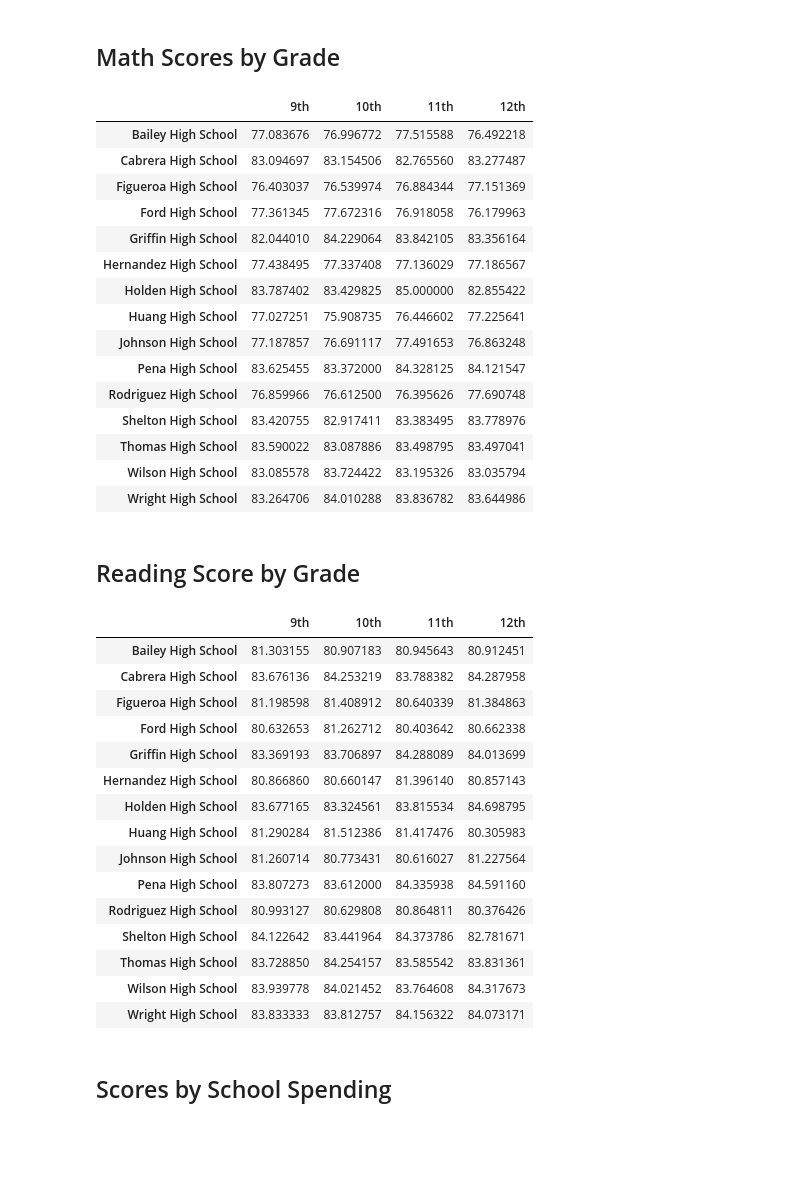
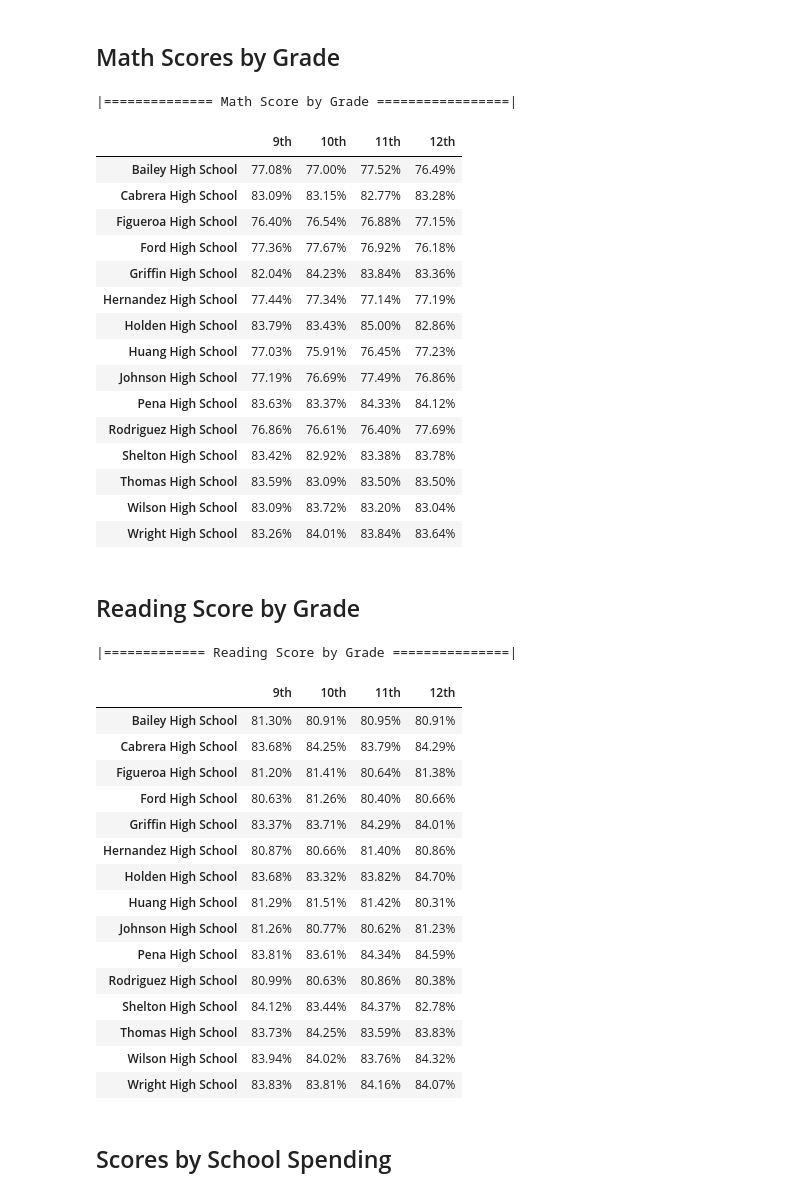
Before and after one commit to JeffPinegar/pandas-challenge, a Jupyter notebook: JSP PyCitySchools.ipynb, the cells around one changed output. Saved outputs shown, nothing was run; the diff lists cells and outputs as text; code cells hidden in the pictures; blank space fills up the shorter version.

```diff
--- a/JSP PyCitySchools.ipynb
+++ b/JSP PyCitySchools.ipynb
@@ -359,48 +252,55 @@ twelfth_graders_scores = twelfth_graders.groupby(['school_name']).mean()["math_s
 
 # Use the code to select only the `math_score`.
 #ninth_grade_math_scores = ninth_graders_scores["math_score"]
 #tenth_grader_math_scores = tenth_graders_scores["math_score"]
 #eleventh_grader_math_scores = eleventh_graders_scores["math_score"]
 #twelfth_grader_math_scores = twelfth_graders_scores["math_score"]
 
 # I think the startin code was worng.  I one time they created ninth_grade_math_scores in two steps but part of the sample did it in one step
 # This isn't really needed but I wanted to keep with the directions variable names.
 ninth_grade_math_scores = ninth_graders_scores
 tenth_grader_math_scores = tenth_graders_scores
 eleventh_grader_math_scores = eleventh_graders_scores
 twelfth_grader_math_scores = twelfth_graders_scores
 
 
 # Combine each of the scores above into single DataFrame called `math_scores_by_grade`
 math_scores_by_grade = pd.DataFrame({
             '9th':ninth_grade_math_scores,
             '10th':tenth_grader_math_scores,
             '11th': eleventh_grader_math_scores,
             '12th': twelfth_grader_math_scores})
 
+# Formating
+math_scores_by_grade["9th"] = math_scores_by_grade["9th"].map("{:,.2f}%".format)
+math_scores_by_grade["10th"] = math_scores_by_grade["10th"].map("{:,.2f}%".format)
+math_scores_by_grade["11th"] = math_scores_by_grade["11th"].map("{:,.2f}%".format)
+math_scores_by_grade["12th"] = math_scores_by_grade["12th"].map("{:,.2f}%".format)
 
 # Minor data wrangling
 math_scores_by_grade.index.name = None
 
 # Display the DataFrame
+print ('|============== Math Score by Grade =================|')
 math_scores_by_grade
 # %% [output]
+|============== Math Score by Grade =================|
 |  | 9th | 10th | 11th | 12th |
-| Bailey High School | 77.083676 | 76.996772 | 77.515588 | 76.492218 |
-| Cabrera High School | 83.094697 | 83.154506 | 82.765560 | 83.277487 |
-| Figueroa High School | 76.403037 | 76.539974 | 76.884344 | 77.151369 |
-| Ford High School | 77.361345 | 77.672316 | 76.918058 | 76.179963 |
-| Griffin High School | 82.044010 | 84.229064 | 83.842105 | 83.356164 |
-| Hernandez High School | 77.438495 | 77.337408 | 77.136029 | 77.186567 |
-| Holden High School | 83.787402 | 83.429825 | 85.000000 | 82.855422 |
-| Huang High School | 77.027251 | 75.908735 | 76.446602 | 77.225641 |
-| Johnson High School | 77.187857 | 76.691117 | 77.491653 | 76.863248 |
-| Pena High School | 83.625455 | 83.372000 | 84.328125 | 84.121547 |
-| Rodriguez High School | 76.859966 | 76.612500 | 76.395626 | 77.690748 |
-| Shelton High School | 83.420755 | 82.917411 | 83.383495 | 83.778976 |
-| Thomas High School | 83.590022 | 83.087886 | 83.498795 | 83.497041 |
-| Wilson High School | 83.085578 | 83.724422 | 83.195326 | 83.035794 |
-| Wright High School | 83.264706 | 84.010288 | 83.836782 | 83.644986 |
+| Bailey High School | 77.08% | 77.00% | 77.52% | 76.49% |
+| Cabrera High School | 83.09% | 83.15% | 82.77% | 83.28% |
+| Figueroa High School | 76.40% | 76.54% | 76.88% | 77.15% |
+| Ford High School | 77.36% | 77.67% | 76.92% | 76.18% |
+| Griffin High School | 82.04% | 84.23% | 83.84% | 83.36% |
+| Hernandez High School | 77.44% | 77.34% | 77.14% | 77.19% |
+| Holden High School | 83.79% | 83.43% | 85.00% | 82.86% |
+| Huang High School | 77.03% | 75.91% | 76.45% | 77.23% |
+| Johnson High School | 77.19% | 76.69% | 77.49% | 76.86% |
+| Pena High School | 83.63% | 83.37% | 84.33% | 84.12% |
+| Rodriguez High School | 76.86% | 76.61% | 76.40% | 77.69% |
+| Shelton High School | 83.42% | 82.92% | 83.38% | 83.78% |
+| Thomas High School | 83.59% | 83.09% | 83.50% | 83.50% |
+| Wilson High School | 83.09% | 83.72% | 83.20% | 83.04% |
+| Wright High School | 83.26% | 84.01% | 83.84% | 83.64% |
 # %% [markdown]
 ## Reading Score by Grade
 # %%
@@ -439,28 +339,36 @@ reading_scores_by_grade = pd.DataFrame({
             '11th': eleventh_grader_reading_scores,
             '12th': twelfth_grader_reading_scores})
 
+# Formating
+reading_scores_by_grade["9th"] = reading_scores_by_grade["9th"].map("{:,.2f}%".format)
+reading_scores_by_grade["10th"] = reading_scores_by_grade["10th"].map("{:,.2f}%".format)
+reading_scores_by_grade["11th"] = reading_scores_by_grade["11th"].map("{:,.2f}%".format)
+reading_scores_by_grade["12th"] = reading_scores_by_grade["12th"].map("{:,.2f}%".format)
+
 # Minor data wrangling
 #reading_scores_by_grade = reading_scores_by_grade[["9th", "10th", "11th", "12th"]]
 reading_scores_by_grade.index.name = None
 
 # Display the DataFrame
+print ('|============= Reading Score by Grade ===============|')
 reading_scores_by_grade
 # %% [output]
+|============= Reading Score by Grade ===============|
 |  | 9th | 10th | 11th | 12th |
-| Bailey High School | 81.303155 | 80.907183 | 80.945643 | 80.912451 |
-| Cabrera High School | 83.676136 | 84.253219 | 83.788382 | 84.287958 |
-| Figueroa High School | 81.198598 | 81.408912 | 80.640339 | 81.384863 |
-| Ford High School | 80.632653 | 81.262712 | 80.403642 | 80.662338 |
-| Griffin High School | 83.369193 | 83.706897 | 84.288089 | 84.013699 |
-| Hernandez High School | 80.866860 | 80.660147 | 81.396140 | 80.857143 |
-| Holden High School | 83.677165 | 83.324561 | 83.815534 | 84.698795 |
-| Huang High School | 81.290284 | 81.512386 | 81.417476 | 80.305983 |
-| Johnson High School | 81.260714 | 80.773431 | 80.616027 | 81.227564 |
-| Pena High School | 83.807273 | 83.612000 | 84.335938 | 84.591160 |
-| Rodriguez High School | 80.993127 | 80.629808 | 80.864811 | 80.376426 |
-| Shelton High School | 84.122642 | 83.441964 | 84.373786 | 82.781671 |
-| Thomas High School | 83.728850 | 84.254157 | 83.585542 | 83.831361 |
-| Wilson High School | 83.939778 | 84.021452 | 83.764608 | 84.317673 |
-| Wright High School | 83.833333 | 83.812757 | 84.156322 | 84.073171 |
+| Bailey High School | 81.30% | 80.91% | 80.95% | 80.91% |
+| Cabrera High School | 83.68% | 84.25% | 83.79% | 84.29% |
+| Figueroa High School | 81.20% | 81.41% | 80.64% | 81.38% |
+| Ford High School | 80.63% | 81.26% | 80.40% | 80.66% |
+| Griffin High School | 83.37% | 83.71% | 84.29% | 84.01% |
+| Hernandez High School | 80.87% | 80.66% | 81.40% | 80.86% |
+| Holden High School | 83.68% | 83.32% | 83.82% | 84.70% |
+| Huang High School | 81.29% | 81.51% | 81.42% | 80.31% |
+| Johnson High School | 81.26% | 80.77% | 80.62% | 81.23% |
+| Pena High School | 83.81% | 83.61% | 84.34% | 84.59% |
+| Rodriguez High School | 80.99% | 80.63% | 80.86% | 80.38% |
+| Shelton High School | 84.12% | 83.44% | 84.37% | 82.78% |
+| Thomas High School | 83.73% | 84.25% | 83.59% | 83.83% |
+| Wilson High School | 83.94% | 84.02% | 83.76% | 84.32% |
+| Wright High School | 83.83% | 83.81% | 84.16% | 84.07% |
 # %% [markdown]
 ## Scores by School Spending
```
Also changed, not shown: parts of 22 cells of this notebook.
